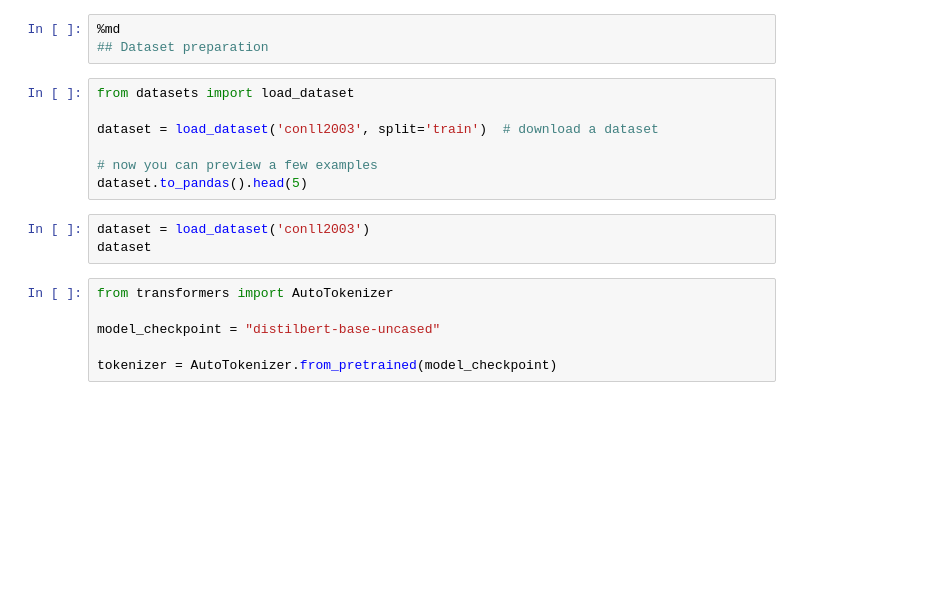
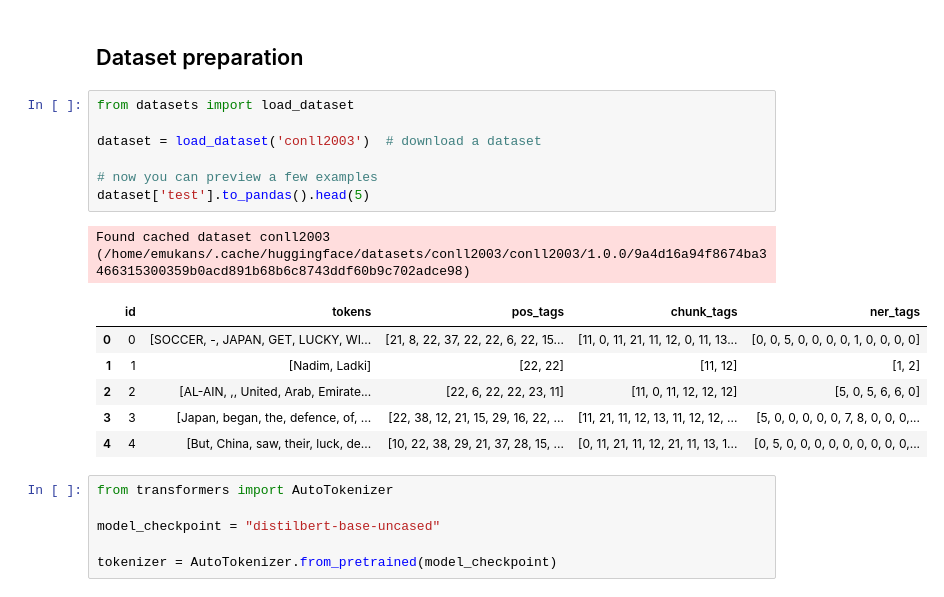
Before and after one commit to emukans/adapter-pos-example, a Jupyter notebook: pos_training.ipynb, the cells around one changed output. Drawn from its saved outputs; the diff is of its cells as text; blank space fills up the shorter version.

```diff
--- a/pos_training.ipynb
+++ b/pos_training.ipynb
@@ -1,16 +1,20 @@
-# %%
-%md
-## Dataset preparation
+# %% [markdown]
+## Dataset preparation
 # %%
 from datasets import load_dataset
 
-dataset = load_dataset('conll2003', split='train')  # download a dataset
+dataset = load_dataset('conll2003')  # download a dataset
 
 # now you can preview a few examples
-dataset.to_pandas().head(5)
+dataset['test'].to_pandas().head(5)
+# %% [output]
+Found cached dataset conll2003 (/home/emukans/.cache/huggingface/datasets/conll2003/conll2003/1.0.0/9a4d16a94f8674ba3466315300359b0acd891b68b6c8743ddf60b9c702adce98)
+|  | id | tokens | pos_tags | chunk_tags | ner_tags |
+| 0 | 0 | [SOCCER, -, JAPAN, GET, LUCKY, WI... | [21, 8, 22, 37, 22, 22, 6, 22, 15... | [11, 0, 11, 21, 11, 12, 0, 11, 13... | [0, 0, 5, 0, 0, 0, 0, 1, 0, 0, 0, 0] |
+| 1 | 1 | [Nadim, Ladki] | [22, 22] | [11, 12] | [1, 2] |
+| 2 | 2 | [AL-AIN, ,, United, Arab, Emirate... | [22, 6, 22, 22, 23, 11] | [11, 0, 11, 12, 12, 12] | [5, 0, 5, 6, 6, 0] |
+| 3 | 3 | [Japan, began, the, defence, of, ... | [22, 38, 12, 21, 15, 29, 16, 22, ... | [11, 21, 11, 12, 13, 11, 12, 12, ... | [5, 0, 0, 0, 0, 0, 7, 8, 0, 0, 0,... |
+| 4 | 4 | [But, China, saw, their, luck, de... | [10, 22, 38, 29, 21, 37, 28, 15, ... | [0, 11, 21, 11, 12, 21, 11, 13, 1... | [0, 5, 0, 0, 0, 0, 0, 0, 0, 0, 0,... |
-# %%
-dataset = load_dataset('conll2003')
-dataset
 # %%
 from transformers import AutoTokenizer
 
```
Also changed, not shown: parts of 19 cells of this notebook, 1 other file.
